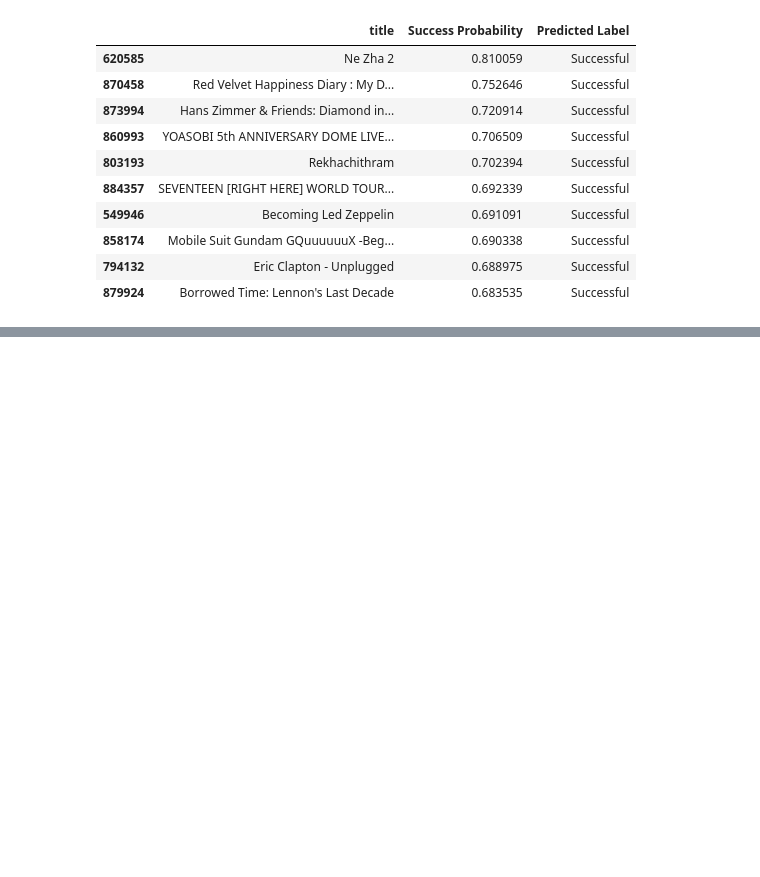
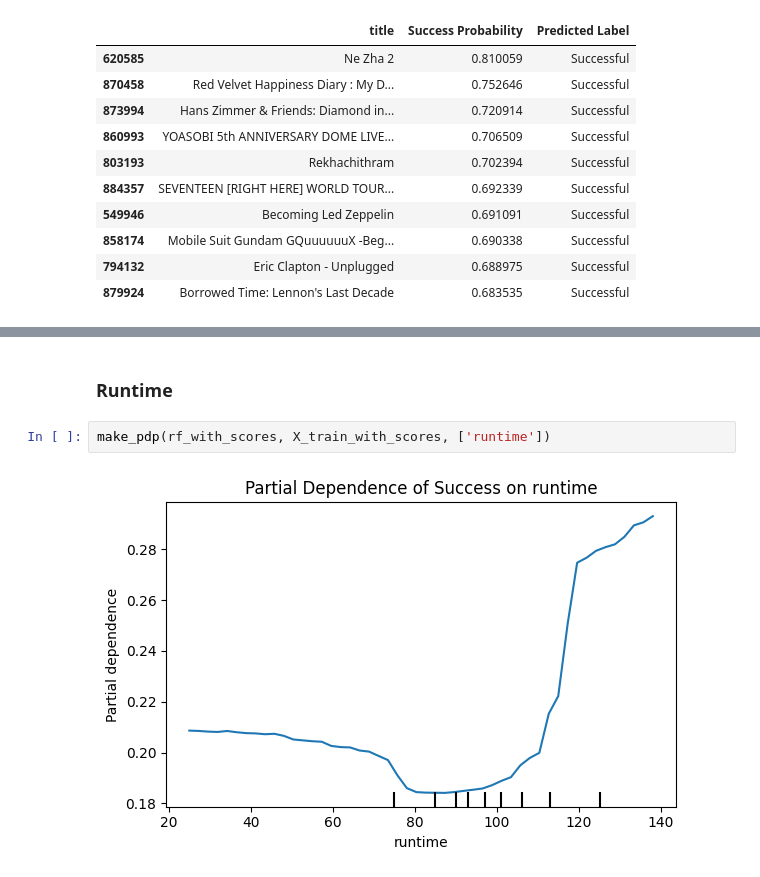
Before and after one commit to jonnycomes/movie-data, a Jupyter notebook: notebooks/successful_movie_prediction/main_models_and_predictions.ipynb, the cells around one changed output, grey strips where cells are left out. Saved outputs shown, nothing was run; the diff lists cells and outputs as text; blank space fills up the shorter version.

```diff
--- a/notebooks/successful_movie_prediction/main_models_and_predictions.ipynb
+++ b/notebooks/successful_movie_prediction/main_models_and_predictions.ipynb
@@ -520,0 +603,6 @@ get_most_likely_successful(rf_with_scores, new_movies_with_scores, X_new_movies_
+# %% [markdown]
+### Runtime
+# %%
+make_pdp(rf_with_scores, X_train_with_scores, ['runtime'])
+# %% [output]
+[figure, added]
```
Also changed, not shown: parts of 14 cells of this notebook.
